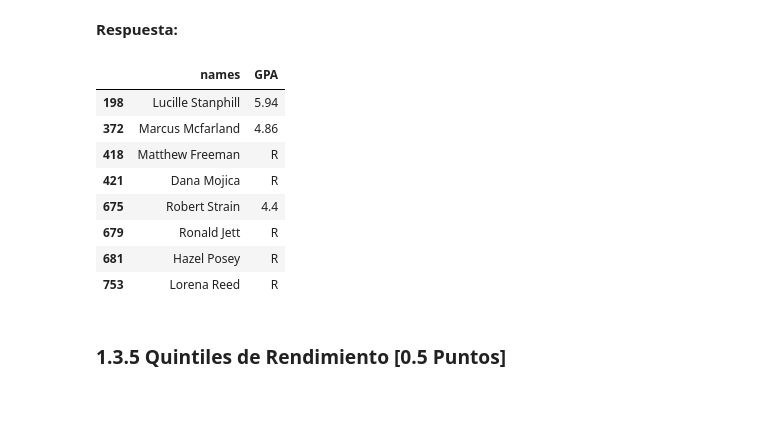
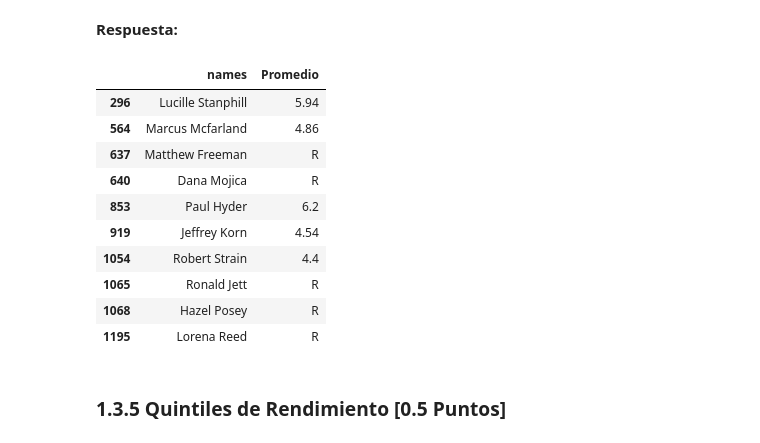
Before and after one commit to JoseSaffie/MDS7202-1-Primavera-2023, a Jupyter notebook: Laboratorios/Lab 4/Laboratorio4_enunciado.ipynb, the cells around one changed output. Cells and saved outputs as stored; diff of their text form; code cells hidden in the pictures; blank space fills up the shorter version.

```diff
--- a/Laboratorios/Lab 4/Laboratorio4_enunciado.ipynb
+++ b/Laboratorios/Lab 4/Laboratorio4_enunciado.ipynb
@@ -622,2 +627,7 @@ def alumnos_promedio(dataframe_in):
+# %%
+def alumnos_promedio(dataframe_in):
+  dataframe_in['Promedio'] = (dataframe_in['math score']+dataframe_in['writing score']+dataframe_in['reading score'])/3
+  #dataframe_in['Promedio'] = dataframe_in[['math score','writing score','reading score']].mean(axis=1)
+  return dataframe_in
 # %% [markdown]
 **Respuesta Esperada:**
@@ -628,0 +634,4 @@ AttributeError: 'NoneType' object has no attribute 'head'
+# %%
+df_grades4 = df_grades3.copy()
+df_grades4 = alumnos_promedio(df_grades4)
+df_grades4.head()
@@ -649,5 +662,23 @@ def reprobados_destacados(dataframe_in):
+# %%
+def reprobados_destacados(dataframe_in):
+    # Dataframe de reprobados
+    df_reprobados = dataframe_in[dataframe_in['Promedio'] < 4.0]
+
+    # Crear una copia del DataFrame original y marcar los promedios de los reprobados con "R"
+    df_R = dataframe_in.copy()
+    #df_R['Promedio'] = df_R['Promedio'].apply(lambda x: f'{x:.1f}{" R" if x < 4.0 else ""}')
+    df_R['Promedio'] = df_R.apply(lambda row: 'R' if row['Promedio'] < 4.0 else row['Promedio'], axis=1)
+    # Filtrar estudiantes destacados (notas > 5.8 en todas las asignaturas)
+    df_destacados = dataframe_in[(dataframe_in['math score'] > 5.8) &
+                             (dataframe_in['reading score'] > 5.8) &
+                             (dataframe_in['writing score'] > 5.8)]
+
+    # Ordenar los estudiantes destacados de mayor a menor promedio
+    df_destacados = df_destacados.sort_values(by='Promedio', ascending=False)
+
+    return df_reprobados, df_R, df_destacados
 # %%
-dataframe1, dataframe2, dataframe3 = reprobados_destacados(df_grades)
+dataframe1, dataframe2, dataframe3 = reprobados_destacados(df_grades4)
 dataframe1
 # %% [output]
 |  | names | gender | race/ethnicity | parental level of education | lunch | test preparation course | math score | ... |
@@ -716,32 +747,41 @@ Creada la función busque el promedio general de los siguientes alumnos en el se
 **Respuesta:**
 # %%
 def consulta_gpa(dataframe_in, lista_alumnos):
-    pass
+    # Filtrar el DataFrame para obtener solo las filas correspondientes a los nombres de los alumnos
+    df_busqueda = dataframe_in[dataframe_in['names'].isin(lista_alumnos)]
+
+    # Seleccionar solo las columnas 'Student Name' y 'Promedio General'
+    df_busqueda = df_busqueda[['names', 'Promedio']]
+
+    return df_busqueda
+
 
 
 lista_alumnos = [
     "Lucille Stanphill",
     "Marcus Mcfarland",
     "Matthew Freeman",
     "Dana Mojica",
     "Paul Hyder",
     "Jeffrey Korn",
     "Robert Strain",
     "Ronald Jett",
     "Lorena Reed",
     "Hazel Posey",
 ]
 consulta_gpa(dataframe2, lista_alumnos)
 # %% [output]
-|  | names | GPA |
-| 198 | Lucille Stanphill | 5.94 |
-| 372 | Marcus Mcfarland | 4.86 |
-| 418 | Matthew Freeman | R |
-| 421 | Dana Mojica | R |
-| 675 | Robert Strain | 4.4 |
-| 679 | Ronald Jett | R |
-| 681 | Hazel Posey | R |
-| 753 | Lorena Reed | R |
+|  | names | Promedio |
+| 296 | Lucille Stanphill | 5.94 |
+| 564 | Marcus Mcfarland | 4.86 |
+| 637 | Matthew Freeman | R |
+| 640 | Dana Mojica | R |
+| 853 | Paul Hyder | 6.2 |
+| 919 | Jeffrey Korn | 4.54 |
+| 1054 | Robert Strain | 4.4 |
+| 1065 | Ronald Jett | R |
+| 1068 | Hazel Posey | R |
+| 1195 | Lorena Reed | R |
 # %% [markdown]
 ### 1.3.5 Quintiles de Rendimiento [0.5 Puntos]
 # %% [markdown]
```
Also changed, not shown: parts of 14 cells of this notebook.
